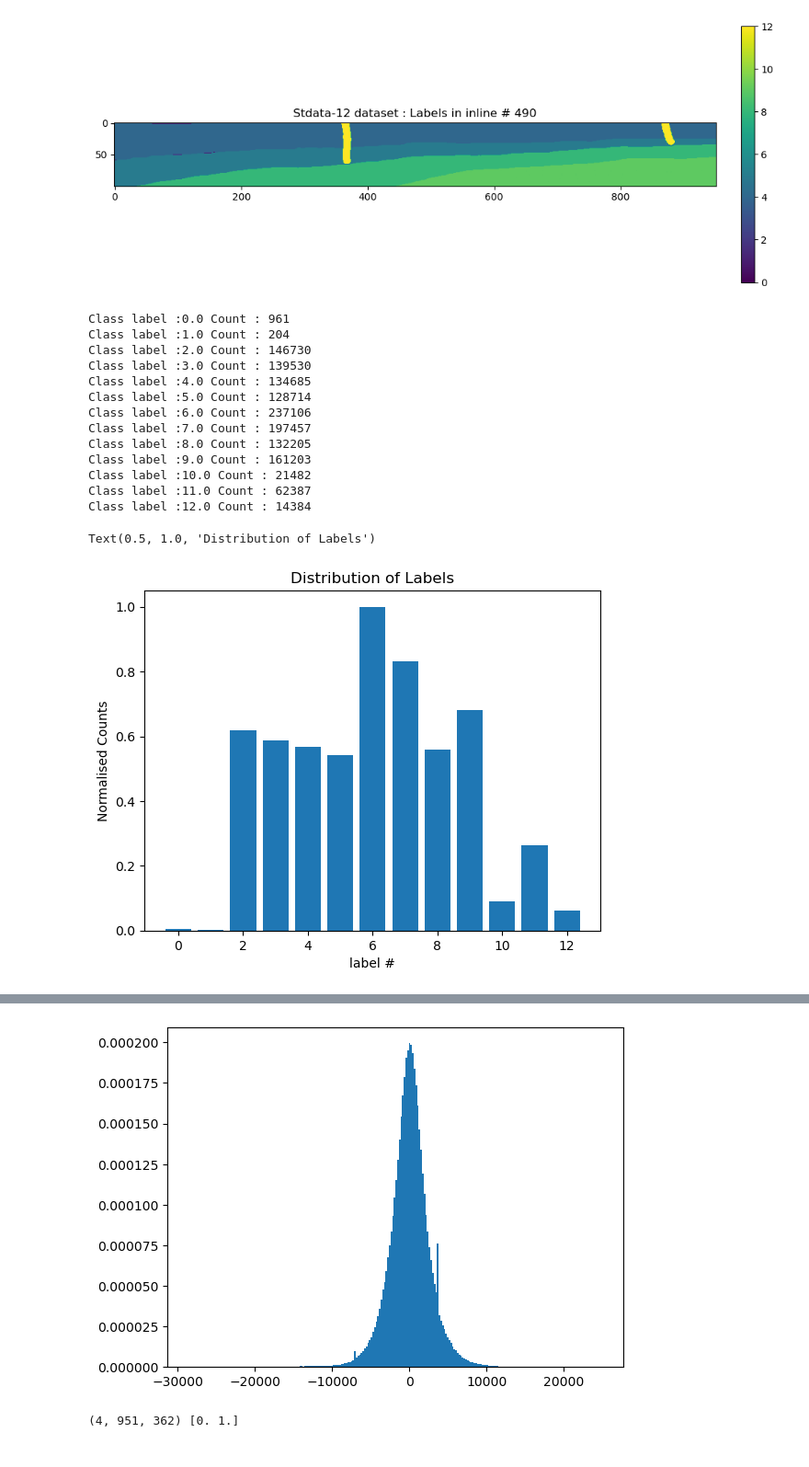
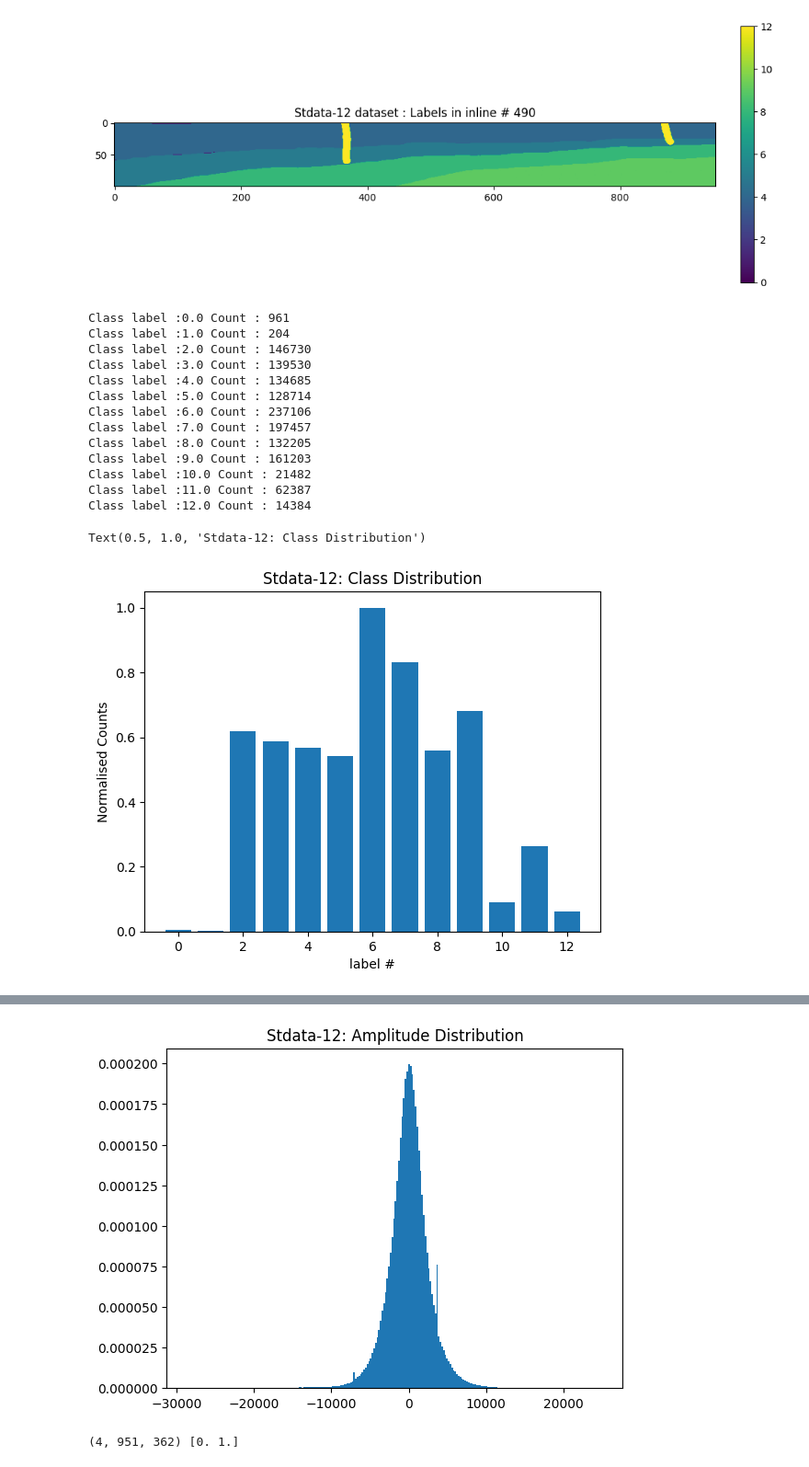
Before and after one commit to jayantb1019/adl_seismic, a Jupyter notebook: notebooks/00_stdata_12_eda.ipynb, the cells around one changed output, grey strips where cells are left out. Shown: that part at 92% size. Drawn from its saved outputs; the diff is of its cells as text; code cells hidden in the pictures.

```diff
--- a/notebooks/00_stdata_12_eda.ipynb
+++ b/notebooks/00_stdata_12_eda.ipynb
@@ -2,8 +2,8 @@
 import numpy as np
 import matplotlib.pyplot as plt
 # %%
-volume_filepath = '/Users/jayanthboddu/Desktop/data_science/upgrad/MSDS/experiments_feb/data/clean/stdata12/stdata_12_amplitude.npy'
-label_filepath = '/Users/jayanthboddu/Desktop/data_science/upgrad/MSDS/experiments_feb/data/clean/stdata12/stdata_12_labels.npy'
+volume_filepath = '../data/clean/stdata12/stdata_12_amplitude.npy'
+label_filepath = '../data/clean/stdata12/stdata_12_labels.npy'
 
 volume = np.load(volume_filepath)
 label = np.load(label_filepath)
@@ -115,7 +115,7 @@ normalised_counts = [x / max(counts) for x in counts]
 plt.bar(labels, normalised_counts, )
 plt.xlabel('label #')
 plt.ylabel('Normalised Counts')
-plt.title("Distribution of Labels")
+plt.title("Stdata-12: Class Distribution")
 # %% [output]
 Class label :0.0 Count : 961
 Class label :1.0 Count : 204
@@ -130,8 +130,8 @@ Class label :9.0 Count : 161203
 Class label :10.0 Count : 21482
 Class label :11.0 Count : 62387
 Class label :12.0 Count : 14384
-Text(0.5, 1.0, 'Distribution of Labels')
+Text(0.5, 1.0, 'Stdata-12: Class Distribution')
-[figure, old version]
+[figure, new version]
 # %%
 # Mean Distribution of classes in an a typical inline ( class coverage )
 # i.e total count by inline image size
@@ -147,10 +147,11 @@ plt.title("Distribution of Labels");
 # %%
 # distrbution of data
 plt.figure('Data Probability Distribution')
 plt.hist(volume_npy.reshape(-1), bins=250,density=True)
+plt.title("Stdata-12: Amplitude Distribution")
 plt.show()
 # %% [output]
-[figure, old version]
+[figure, new version]
 # %%
 # selecting data of each class
 from copy import deepcopy
```
Also changed, not shown: parts of 2 cells of this notebook, 6 other files.
